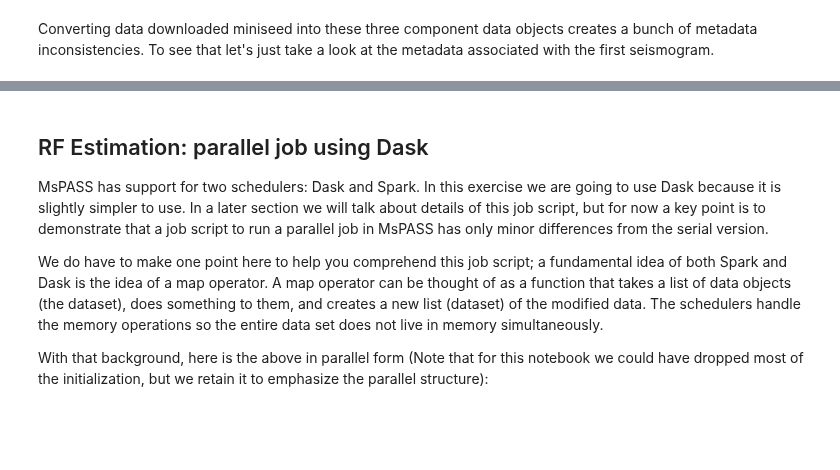
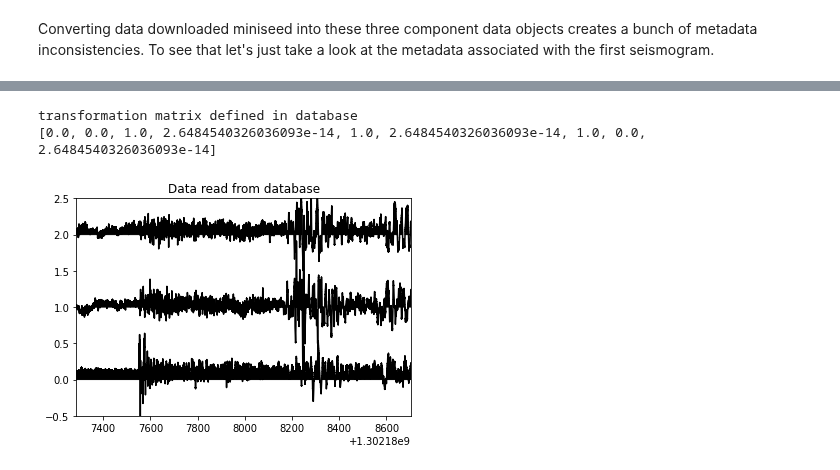
Before and after one commit to mspass-team/mspass_tutorial, a Jupyter notebook: sage-gage_2021/session1_overview.ipynb, the cells around one changed output, grey strips where cells are left out. Cells and saved outputs as stored; diff of their text form; code cells hidden in the pictures; blank space fills up the shorter version.

```diff
--- a/sage-gage_2021/session1_overview.ipynb
+++ b/sage-gage_2021/session1_overview.ipynb
@@ -408,6 +382,0 @@ def arrival_slowness_vector(obspy_arrival,azimuth=0.0):
-# %%
-# temporary box for debugging
-from mspasspy.db.database import Database
-from mspasspy.db.client import DBClient
-dbclient=DBClient()
-db=Database(dbclient,'shortcourse')
@@ -535,7 +382,0 @@ Number live data save= 316
-# %% [markdown]
-## RF Estimation:  parallel job using Dask
-MsPASS has support for two schedulers:  Dask and Spark.  In this exercise we are going to use Dask because it is slightly simpler to use.  In a later section we will talk about details of this job script, but for now a key point is to demonstrate that a job script to run a parallel job in MsPASS has only minor differences from the serial version.
-
-We do have to make one point here to help you comprehend this job script;  a fundamental idea of both Spark and Dask is the idea of a map operator.  A map operator can be thought of as a function that takes a list of data objects (the dataset), does something to them, and creates a new list (dataset) of the modified data.  The schedulers handle the memory operations so the entire data set does not live in memory simultaneously.
-
-With that background, here is the above in parallel form (Note that for this notebook we could have dropped most of the initialization, but we retain it to emphasize the parallel structure):
@@ -655,0 +383,11 @@ dataset.compute()
+# %%
+doc=db.wf_Seismogram.find_one()
+print('transformation matrix defined in database')
+print(doc['tmatrix'])
+d=db.read_data(doc,collection='wf_Seismogram')
+plotter.title='Data read from database'
+plotter.plot(d)
+# %% [output]
+transformation matrix defined in database
+[0.0, 0.0, 1.0, 2.6484540326036093e-14, 1.0, 2.6484540326036093e-14, 1.0, 0.0, 2.6484540326036093e-14]
+[figure, added]
```
Also changed, not shown: parts of 28 cells of this notebook, 2 other files.
